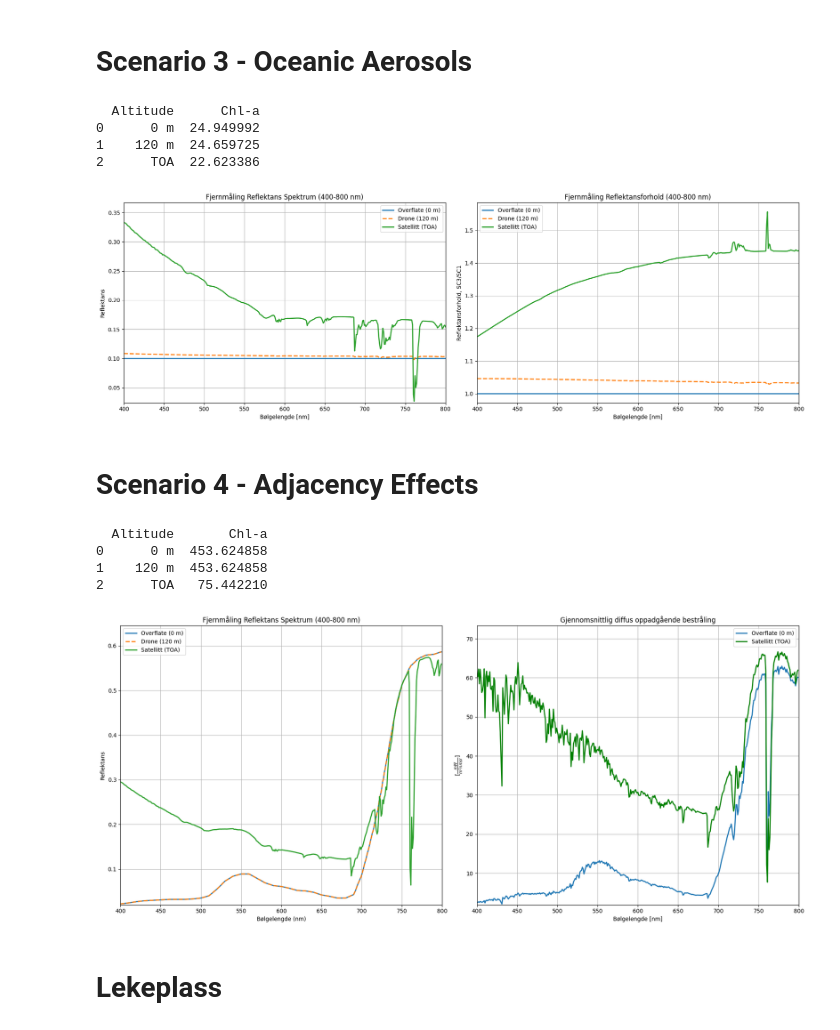
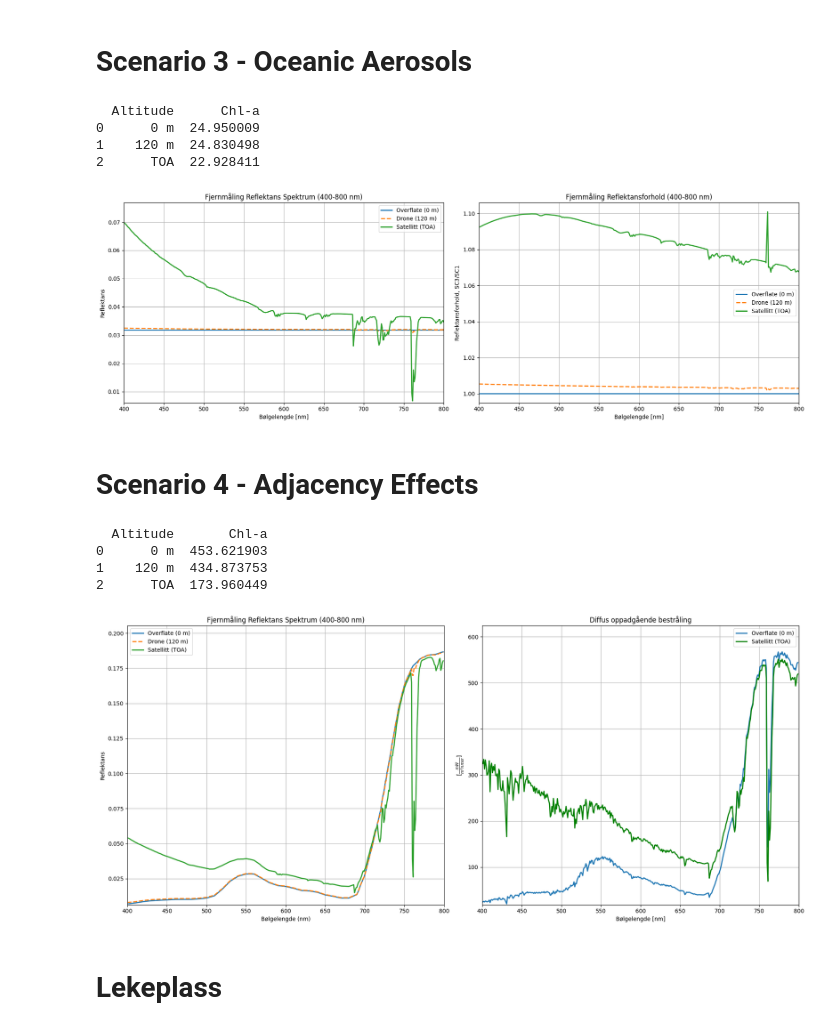
Before and after one commit to SkaugJr/TTK4265-OptiskFjernmaaling, a Jupyter notebook: Prosjekt2/RTM.ipynb, the cells around one changed output. Saved outputs shown, nothing was run; the diff lists cells and outputs as text; code cells hidden in the pictures.

```diff
--- a/Prosjekt2/RTM.ipynb
+++ b/Prosjekt2/RTM.ipynb
@@ -382,11 +262,7 @@ plt.show()
 # %% [markdown]
 # Scenario 3 - Oceanic Aerosols
 # %%
-SC3_0m = parse_uvspec_output('Data/SC3_0m.OUT')
-
-SC3_120m = parse_uvspec_output('Data/SC3_120m.OUT')
-
-SC3_TOA = parse_uvspec_output('Data/SC3_TOA.OUT')
+SC3_0m, SC3_120m, SC3_TOA = parse_output('Data/SC3.OUT')
 
 # Calculate Chl-a for each dataset
 chl_a_0m = calculate_chlorophyll_a(SC3_0m)
@@ -434,16 +310,14 @@ plt.tight_layout()
 plt.show()
 # %% [output]
   Altitude      Chl-a
-0      0 m  24.949992
-1    120 m  24.659725
-2      TOA  22.623386
+0      0 m  24.950009
+1    120 m  24.830498
+2      TOA  22.928411
-[figure, old version]
+[figure, new version]
 # %% [markdown]
 # Scenario 4 - Adjacency Effects
 # %%
-SC4_0m = parse_uvspec_output('Data/SC4_0m.OUT')
-SC4_120m = parse_uvspec_output('Data/SC4_120m.OUT')
-SC4_TOA = parse_uvspec_output('Data/SC4_TOA.OUT')
+SC4_0m, SC4_120m, SC4_TOA = parse_output('Data/SC4.OUT')
 
 # Calculate Chl-a for each dataset
 chl_a_0m = calculate_chlorophyll_a(SC4_0m)
@@ -462,42 +336,42 @@ fig, ax = plt.subplots(1, 2, figsize=(18, 8))
 
 # Plot reflektansspektra i den første subplot
 ax[0].plot(SC4_0m['lambda'], SC4_0m['reflectance'], label='Overflate (0 m)', linewidth=2)
 ax[0].plot(SC4_120m['lambda'], SC4_120m['reflectance'], label='Drone (120 m)', linewidth=2, linestyle='--')
 ax[0].plot(SC4_TOA['lambda'], SC4_TOA['reflectance'], label='Satellitt (TOA)', linewidth=2)
 ax[0].set_xlabel('Bølgelengde (nm)')
 ax[0].set_ylabel('Reflektans')
 ax[0].set_title('Fjernmåling Reflektans Spektrum (400-800 nm)')
 ax[0].legend()
 ax[0].set_xlim(400, 800)
 ax[0].set_ylim(
     min(SC4_0m['reflectance'].min(), SC4_120m['reflectance'].min(), SC4_TOA['reflectance'].min()) * 0.9,
     max(SC4_0m['reflectance'].max(), SC4_120m['reflectance'].max(), SC4_TOA['reflectance'].max()) * 1.1
 )
 ax[0].grid(True)
 
 # Plot gjennomsnittlig diffus oppadgående bestråling i den andre subplot
-ax[1].plot(SC4_0m['lambda'], SC4_0m['uavgup'], label='Overflate (0 m)', linewidth=2)
-ax[1].plot(SC4_TOA['lambda'], SC4_TOA['uavgup'], label='Satellitt (TOA)', color='green', linewidth=2)
+ax[1].plot(SC4_0m['lambda'], SC4_0m['eup'], label='Overflate (0 m)', linewidth=2)
+ax[1].plot(SC4_TOA['lambda'], SC4_TOA['eup'], label='Satellitt (TOA)', color='green', linewidth=2)
 ax[1].set_xlabel('Bølgelengde [nm]')
 ax[1].set_ylabel(r'[$\frac{mW}{m^2 nm sr}$]')
-ax[1].set_title('Gjennomsnittlig diffus oppadgående bestråling')
+ax[1].set_title('Diffus oppadgående bestråling')
 ax[1].legend()
 ax[1].set_xlim(400, 800)
 ax[1].set_ylim(
-    min(SC4_0m['uavgup'].min(), SC4_120m['uavgup'].min(), SC4_TOA['uavgup'].min()) * 0.9,
-    max(SC4_0m['uavgup'].max(), SC4_120m['uavgup'].max(), SC4_TOA['uavgup'].max()) * 1.1
+    min(SC4_0m['eup'].min(), SC4_120m['eup'].min(), SC4_TOA['eup'].min()) * 0.9,
+    max(SC4_0m['eup'].max(), SC4_120m['eup'].max(), SC4_TOA['eup'].max()) * 1.1
 )
 ax[1].grid(True)
 
 # Juster layout
 plt.tight_layout()
 plt.show()
 # %% [output]
   Altitude       Chl-a
-0      0 m  453.624858
-1    120 m  453.624858
-2      TOA   75.442210
+0      0 m  453.621903
+1    120 m  434.873753
+2      TOA  173.960449
-[figure, old version]
+[figure, new version]
 # %% [markdown]
 # Lekeplass
 # %% [markdown]
```
Also changed, not shown: parts of 7 cells of this notebook, 50 other files.
